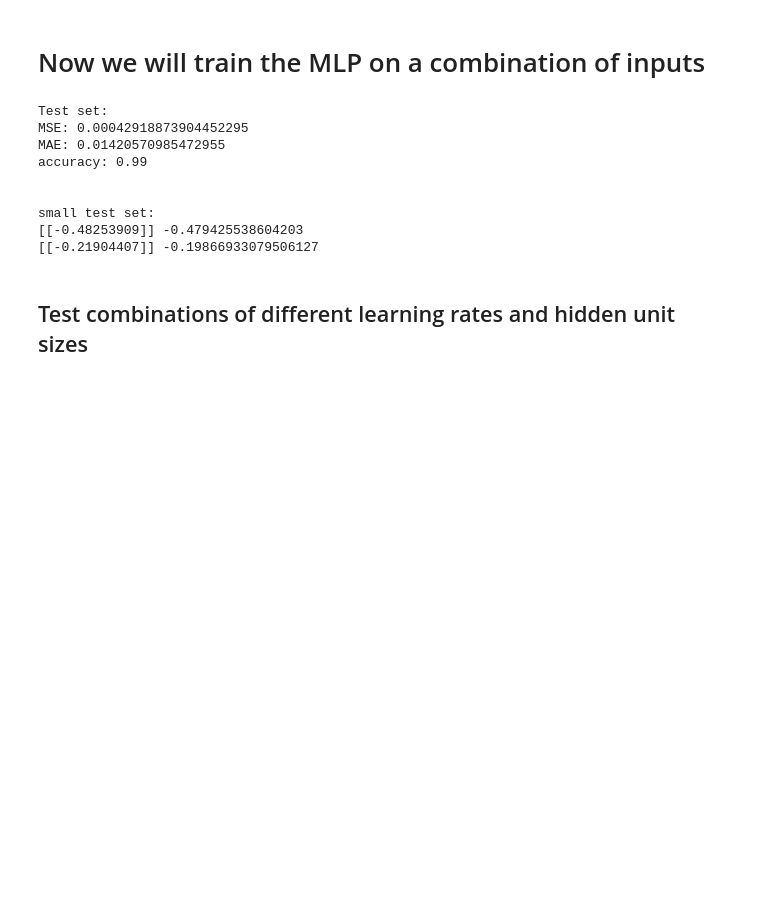
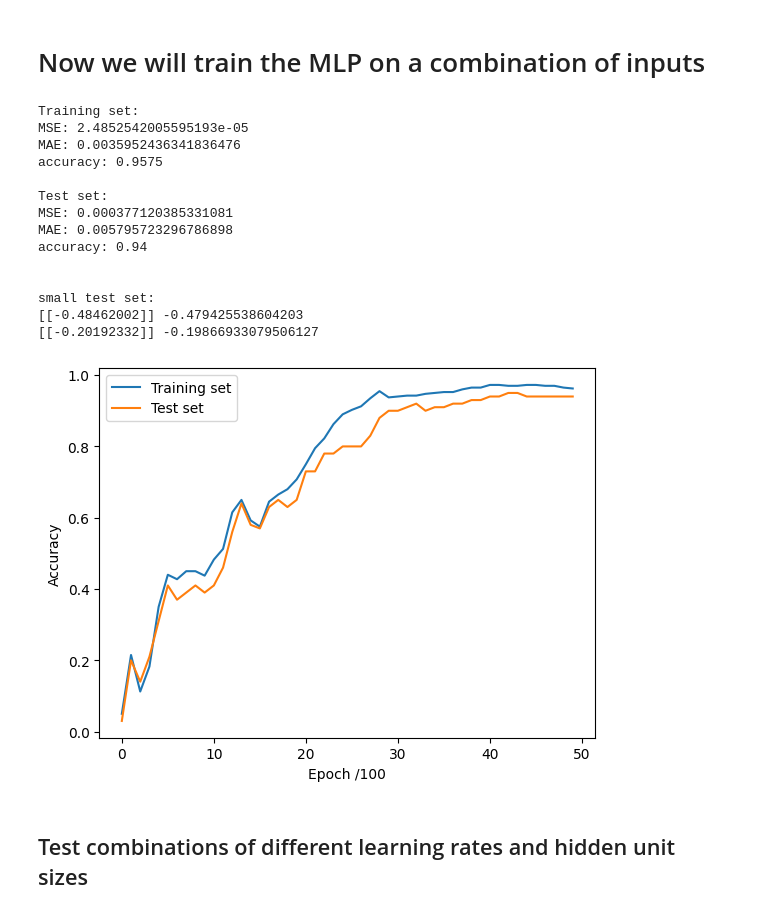
Before and after one commit to wayfarer-ismail/Neural_Network_from_Scratch, a Jupyter notebook: Neural Network from Scratch/task/main.ipynb, the cells around one changed output. Saved outputs shown, nothing was run; the diff lists cells and outputs as text; code cells hidden in the pictures; blank space fills up the shorter version.

```diff
--- a/Neural Network from Scratch/task/main.ipynb
+++ b/Neural Network from Scratch/task/main.ipynb
@@ -82,61 +82,72 @@ def calculate_mae(predictions, actual_values):
     absolute_errors = np.abs(errors)
     mae = np.mean(absolute_errors)
     return mae
+
+def print_results(predictions, actual_values, threshold=0.1):
+    print(f"MSE: {calculate_mse(predictions, actual_values)}")
+    print(f"MAE: {calculate_mae(predictions, actual_values)}")
+    print(f"accuracy: {calculate_accuracy(predictions, actual_values, threshold)}\n")
 # %%
 # Generate 500 vectors containing 4 components each. The value of each
 # component should be a random number between -1 and 1. These will be
 # your input vectors. The corresponding output for each vector should be
 # the sin() of a combination of the components. Specifically, for inputs:
 # [x1 x2 x3 x4]
 # the (single component) output should be:
 # sin(x1-x2+x3-x4)
 # Now train an MLP with 4 inputs, at least 5 hidden units and one output
 # on 400 of these examples and keep the remaining 100 for testing.
 
 X = np.random.uniform(-1, 1, (500, 4))
 y = np.sin(X[:, 0] - X[:, 1] + X[:, 2] - X[:, 3]).reshape(-1, 1)
 
-mlp = MultiLayerPerceptronBig(4, 10, 20, 1, activation='tanh')
-#mlp.randomise()
+mlp = MultiLayerPerceptronBig(4, 20, 50, 1, activation='tanh')
 
-#print(mlp.forward(X[0]))
+accuracy_list = []
 # Train the MLP
-for epoch in range(1000):
+for epoch in range(5000):
     for value, target in zip(X[:400], y[:400]):
         mlp.train(value, target, 0.1)
-    #mlp.train(X[:400], y[:400], 0.1)
 
-    # if epoch % 1000 == 0:
-    #     # print(f"Epoch {epoch} accuracy: {mlp.accuracy(X[400:], y[400:])}")
-    #     # print(y[400:][0])
-    #     forward = mlp.forward(X[:400])
-    #     print(f"MSE: {calculate_mse(forward, y[:400])}")
-    #     print(f"MAE: {calculate_mae(forward, y[:400])}")
-    #     print(f"accuracy: {calculate_accuracy(forward, y[:400])}\n")
+    if epoch %100 == 0:
+        train_accuracy = calculate_accuracy(mlp.forward(X[:400]), y[:400], 0.01)
+        test_accuracy = calculate_accuracy(mlp.forward(X[400:]), y[400:], 0.01)
+        accuracy_list.append((train_accuracy, test_accuracy))
 
-# Calculate accuracy
-# print(mlp.accuracy(X[400:], y[400:]))
+# Calculate accuracy on test set and training set
+print("Training set:")
+print_results(mlp.forward(X[:400]), y[:400], 0.01)
 
 # test the MLP on the remaining 100 examples
 print("Test set:")
-forward = mlp.forward(X[:400])
-print(f"MSE: {calculate_mse(forward, y[:400])}")
-print(f"MAE: {calculate_mae(forward, y[:400])}")
-print(f"accuracy: {calculate_accuracy(forward, y[:400])}\n")
+print_results(mlp.forward(X[400:]), y[400:], 0.01)
 
 print("\nsmall test set:")
 print(mlp.forward(np.array([0.25, 0.5, 0.75, 1.0])), np.sin(0.25 - 0.5 + 0.75 - 1.0))
 print(mlp.forward(np.array([0.5, 0.6, 0.7, 0.8])), np.sin(0.5 - 0.6 + 0.7 - 0.8))
+
+# plot accuracy over time
+plt.plot(accuracy_list)
+plt.xlabel('Epoch /100')
+plt.ylabel('Accuracy')
+plt.legend(['Training set', 'Test set'])
+plt.show()
 # %% [output]
+Training set:
+MSE: 2.4852542005595193e-05
+MAE: 0.0035952436341836476
+accuracy: 0.9575
+
 Test set:
-MSE: 0.00042918873904452295
-MAE: 0.01420570985472955
-accuracy: 0.99
+MSE: 0.000377120385331081
+MAE: 0.005795723296786898
+accuracy: 0.94
 
 
 small test set:
-[[-0.48253909]] -0.479425538604203
-[[-0.21904407]] -0.19866933079506127
+[[-0.48462002]] -0.479425538604203
+[[-0.20192332]] -0.19866933079506127
+[figure, added]
 # %% [markdown]
 ## Test combinations of different learning rates and hidden unit sizes
 # %%
```
Also changed, not shown: parts of 5 cells of this notebook.
